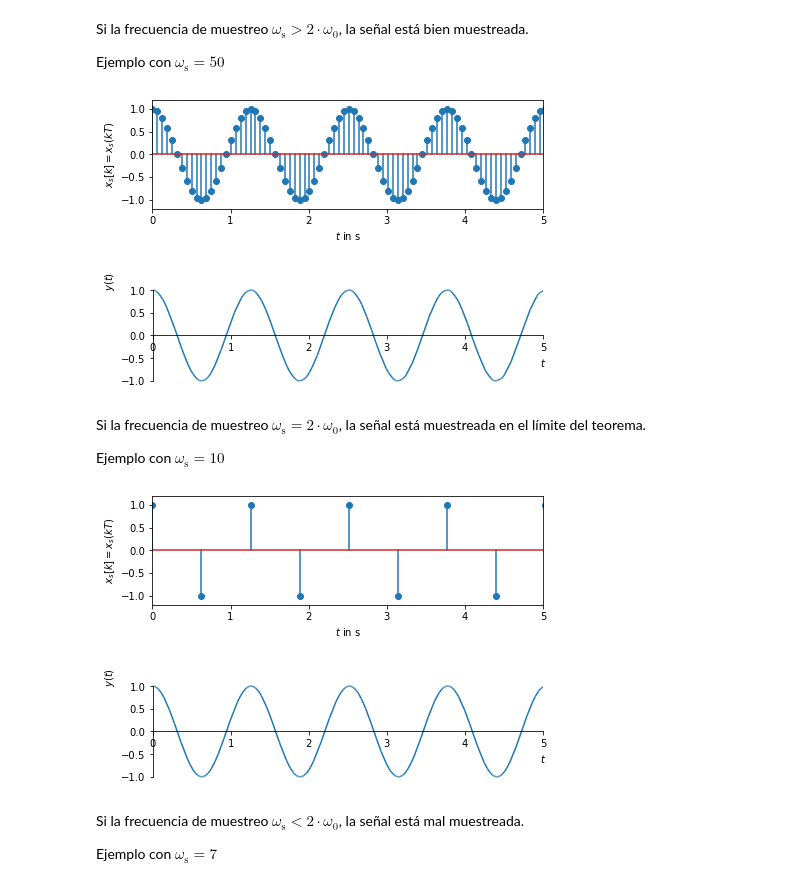
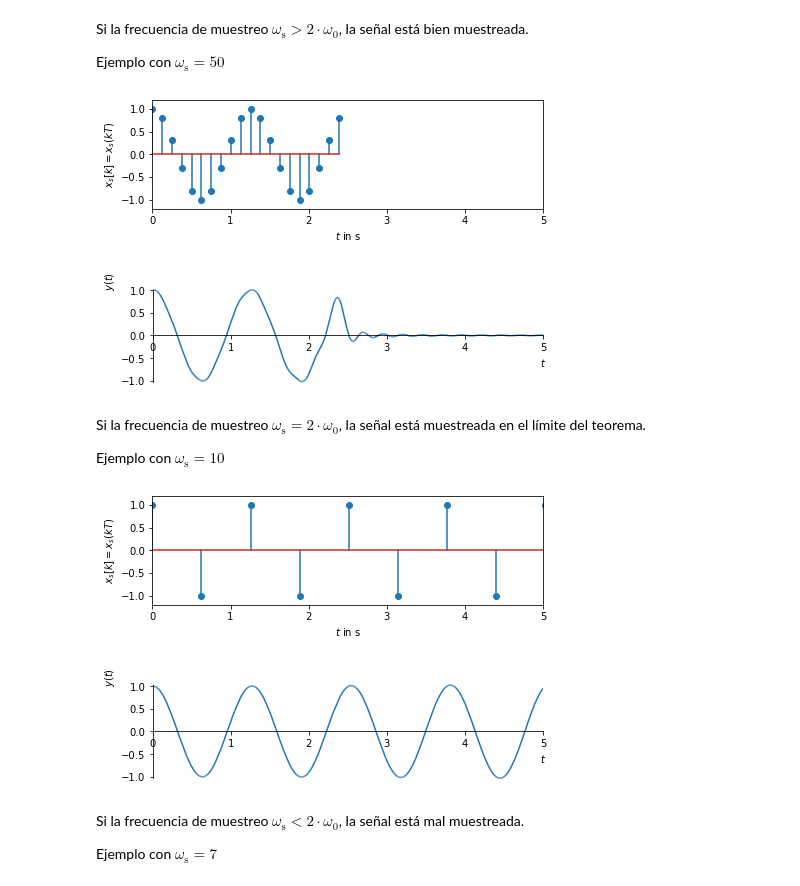
Before and after one commit to pierrediazp/Se-ales_y_Sistemas, a Jupyter notebook: 09_muestreo.ipynb, the cells around one changed output. Drawn from its saved outputs; the diff is of its cells as text; code cells hidden in the pictures.

```diff
--- a/09_muestreo.ipynb
+++ b/09_muestreo.ipynb
@@ -192,17 +192,17 @@ Si la frecuencia de muestreo $\omega_\text{s} > 2 \cdot \omega_0$, la señal est
 
 Ejemplo con $\omega_\text{s} = 50$
 # %%
-k = np.arange(-100, 100)
+k = np.arange(-20, 20)
 
-w_s = 100
+w_s = 50
 xs = ideal_sampling(x, k, w_s)
 y = ideal_reconstruction(xs, k, w_s)
 
 plt.rcParams['figure.figsize'] = 7, 2
 plot_signals(xs, y, w_s, k)
 # %% [output]
-[figure, old version]
+[figure, new version]
-[figure, old version]
+[figure, new version]
 # %% [markdown]
 Si la frecuencia de muestreo $\omega_\text{s} = 2 \cdot \omega_0$, la señal está muestreada en el límite del teorema.
 
@@ -216,7 +216,7 @@ plt.rcParams['figure.figsize'] = 7, 2
 plot_signals(xs, y, w_s, k)
 # %% [output]
 [figure]
-[figure, old version]
+[figure, new version]
 # %% [markdown]
 Si la frecuencia de muestreo $\omega_\text{s} < 2 \cdot \omega_0$, la señal está mal muestreada.
 
```
Also changed, not shown: 7 other files.
